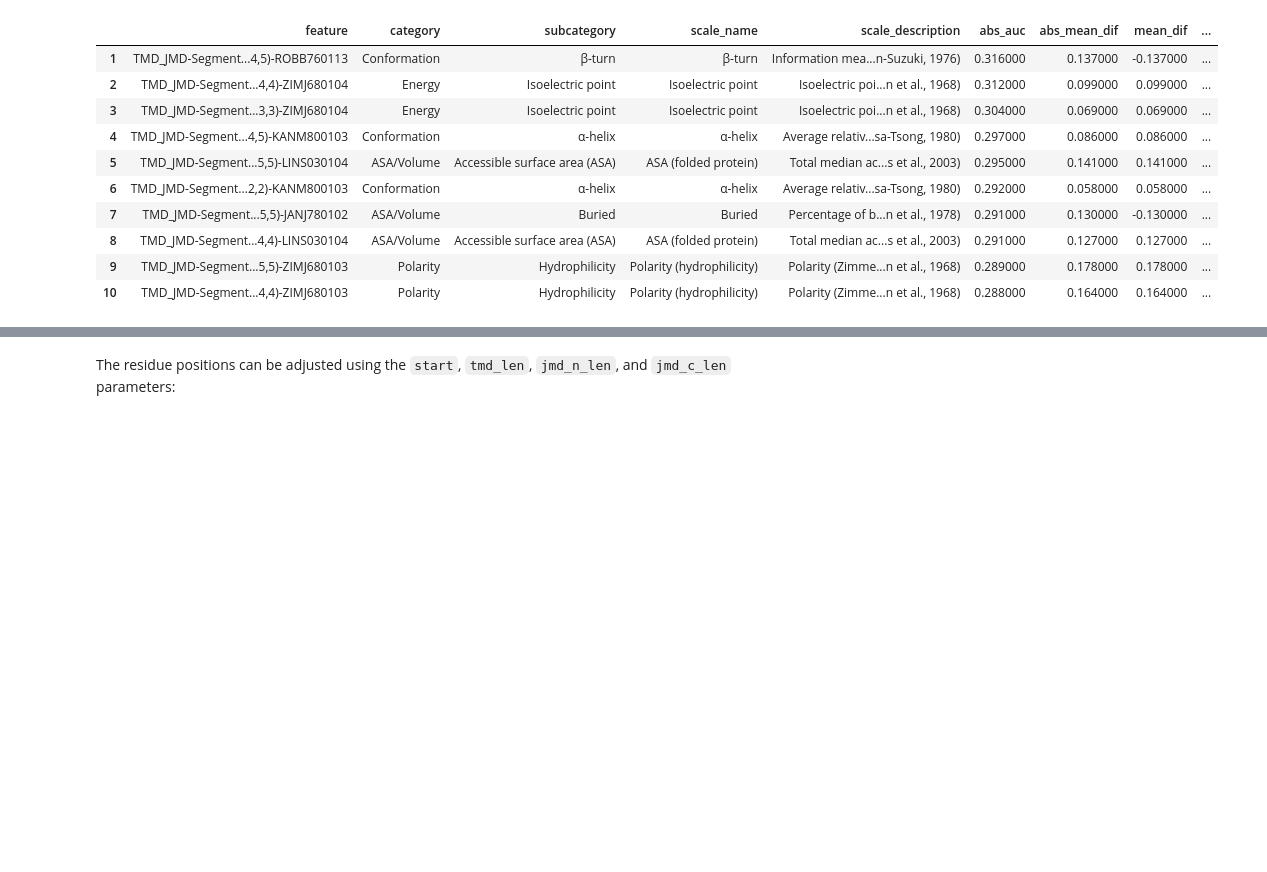
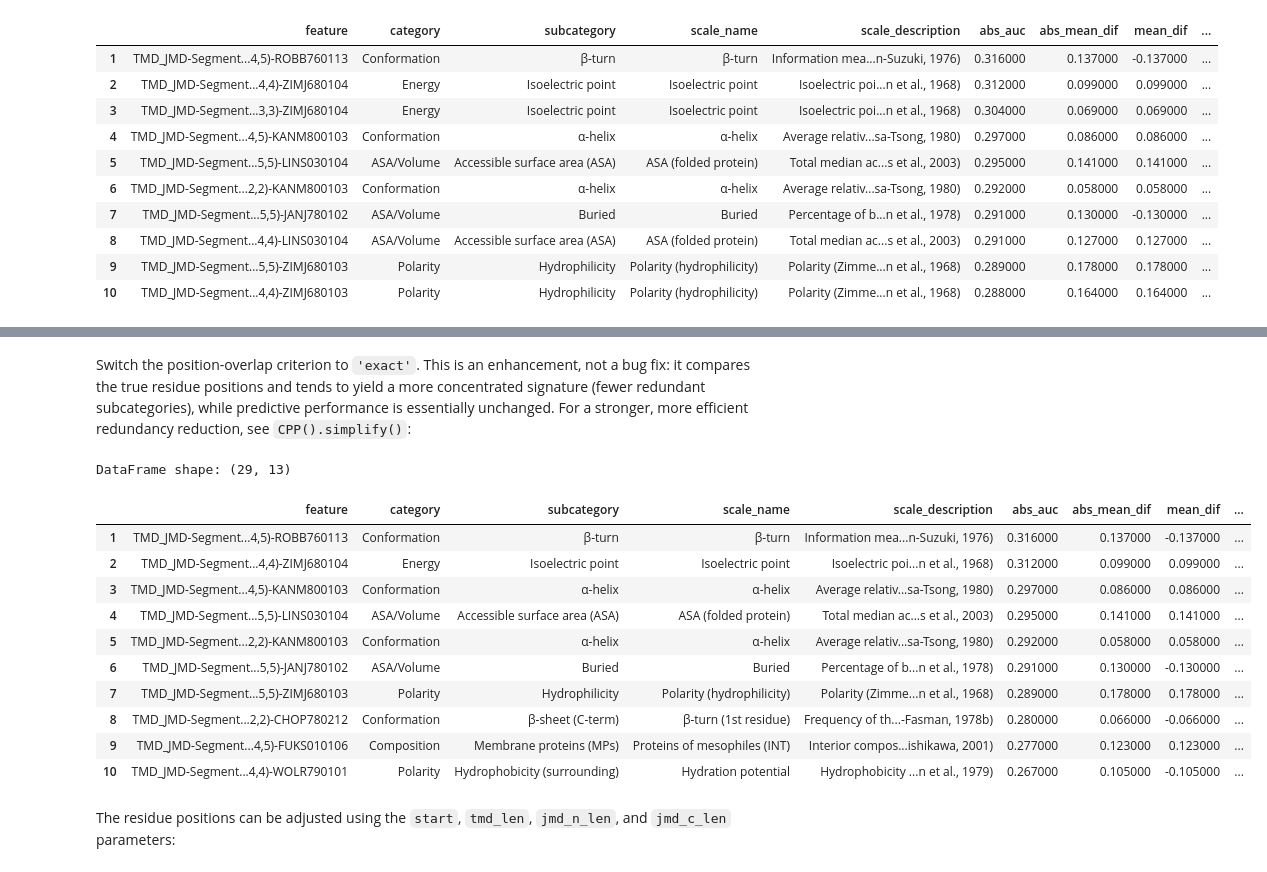
Before and after one commit to breimanntools/aaanalysis, a Jupyter notebook: examples/feature_engineering/cpp_run.ipynb, the cells around one changed output, grey strips where cells are left out. Cells and saved outputs as stored; diff of their text form; code cells hidden in the pictures; blank space fills up the shorter version.

```diff
--- a/examples/feature_engineering/cpp_run.ipynb
+++ b/examples/feature_engineering/cpp_run.ipynb
@@ -128,6 +128,26 @@ DataFrame shape: (11, 13)
 | 8 | TMD_JMD-Segment...1,2)-SIMZ760101 | Polarity | Hydrophobicity | Transfer free e...TFE) to outside | Transfer free e...-Charton (1982) | 0.259000 | 0.064000 | -0.064000 | ... |
 | 9 | TMD_JMD-Segment...4,5)-ANDN920101 | Structure-Activity | Backbone-dynamics (-CH) | α-CH chemical s...kbone-dynamics) | alpha-CH chemic...n et al., 1992) | 0.229000 | 0.102000 | -0.102000 | ... |
 | 10 | TMD_JMD-Segment...4,4)-YUTK870103 | Energy | Free energy (unfolding) | Free energy (unfolding) | Activation Gibb...i et al., 1987) | 0.201000 | 0.084000 | -0.084000 | ... |
+# %% [markdown]
+Switch the position-overlap criterion to ``'exact'``. This is an enhancement, not a bug fix: it compares the true residue positions and tends to yield a more concentrated signature (fewer redundant subcategories), while predictive performance is essentially unchanged. For a stronger, more efficient redundancy reduction, see ``CPP().simplify()``:
+# %%
+# Switch the position-overlap criterion to the exact residue positions
+# (default is "legacy", kept for reproducibility)
+df_feat = cpp.run(labels=labels, redundancy="exact")
+aa.display_df(df_feat, n_rows=10, show_shape=True)
+# %% [output]
+DataFrame shape: (29, 13)
+|  | feature | category | subcategory | scale_name | scale_description | abs_auc | abs_mean_dif | mean_dif | ... |
+| 1 | TMD_JMD-Segment...4,5)-ROBB760113 | Conformation | β-turn | β-turn | Information mea...n-Suzuki, 1976) | 0.316000 | 0.137000 | -0.137000 | ... |
+| 2 | TMD_JMD-Segment...4,4)-ZIMJ680104 | Energy | Isoelectric point | Isoelectric point | Isoelectric poi...n et al., 1968) | 0.312000 | 0.099000 | 0.099000 | ... |
+| 3 | TMD_JMD-Segment...4,5)-KANM800103 | Conformation | α-helix | α-helix | Average relativ...sa-Tsong, 1980) | 0.297000 | 0.086000 | 0.086000 | ... |
+| 4 | TMD_JMD-Segment...5,5)-LINS030104 | ASA/Volume | Accessible surface area (ASA) | ASA (folded protein) | Total median ac...s et al., 2003) | 0.295000 | 0.141000 | 0.141000 | ... |
+| 5 | TMD_JMD-Segment...2,2)-KANM800103 | Conformation | α-helix | α-helix | Average relativ...sa-Tsong, 1980) | 0.292000 | 0.058000 | 0.058000 | ... |
+| 6 | TMD_JMD-Segment...5,5)-JANJ780102 | ASA/Volume | Buried | Buried | Percentage of b...n et al., 1978) | 0.291000 | 0.130000 | -0.130000 | ... |
+| 7 | TMD_JMD-Segment...5,5)-ZIMJ680103 | Polarity | Hydrophilicity | Polarity (hydrophilicity) | Polarity (Zimme...n et al., 1968) | 0.289000 | 0.178000 | 0.178000 | ... |
+| 8 | TMD_JMD-Segment...2,2)-CHOP780212 | Conformation | β-sheet (C-term) | β-turn (1st residue) | Frequency of th...-Fasman, 1978b) | 0.280000 | 0.066000 | -0.066000 | ... |
+| 9 | TMD_JMD-Segment...4,5)-FUKS010106 | Composition | Membrane proteins (MPs) | Proteins of mesophiles (INT) | Interior compos...ishikawa, 2001) | 0.277000 | 0.123000 | 0.123000 | ... |
+| 10 | TMD_JMD-Segment...4,4)-WOLR790101 | Polarity | Hydrophobicity (surrounding) | Hydration potential | Hydrophobicity ...n et al., 1979) | 0.267000 | 0.105000 | -0.105000 | ... |
 # %% [markdown]
 The residue positions can be adjusted using the ``start``, ``tmd_len``, ``jmd_n_len``, and ``jmd_c_len`` parameters:
 # %%
```
Also changed, not shown: parts of 2 cells of this notebook, 2 other files.
